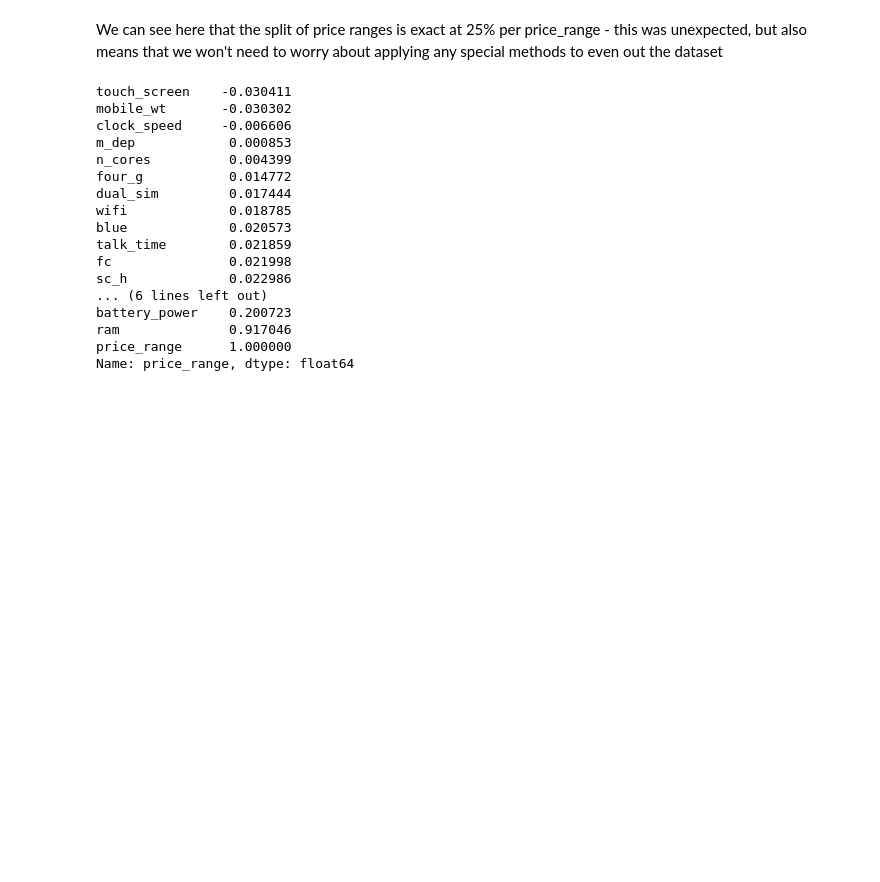
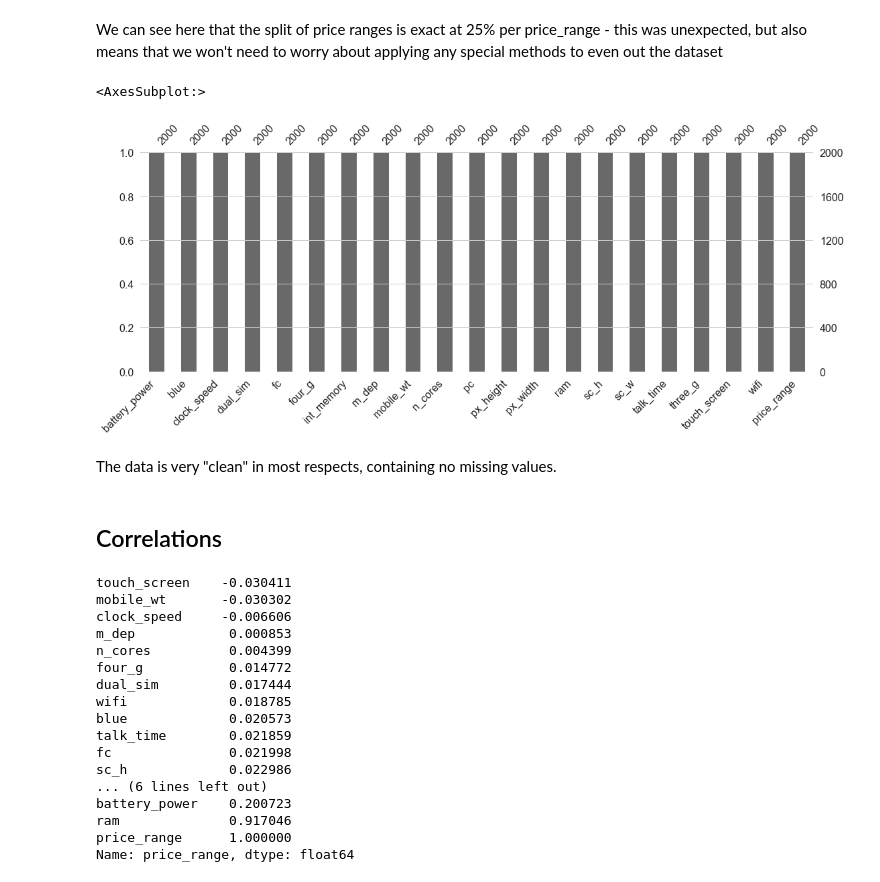
Before and after one commit to kaledev/MobilePriceClassification, a Jupyter notebook: MobilePriceClassification.ipynb, the cells around one changed output. Drawn from its saved outputs; the diff is of its cells as text; code cells hidden in the pictures; blank space fills up the shorter version.

```diff
--- a/MobilePriceClassification.ipynb
+++ b/MobilePriceClassification.ipynb
@@ -80,5 +99,15 @@ sns.countplot(x='price_range',data=train_data,palette='RdBu_r')
 # %% [markdown]
 We can see here that the split of price ranges is exact at 25% per price_range - this was unexpected, but also means that we won't need to worry about applying any special methods to even out the dataset
+# %%
+# Show any missing values
+msno.bar(train_data, figsize=(18, 6))
+# %% [output]
+<AxesSubplot:>
+[figure, added]
+# %% [markdown]
+The data is very "clean" in most respects, containing no missing values.
+# %% [markdown]
+## Correlations
 # %%
 # Get correlations of each features in dataset
 corrmat = train_data.corr()
```
Also changed, not shown: parts of 26 cells of this notebook.
